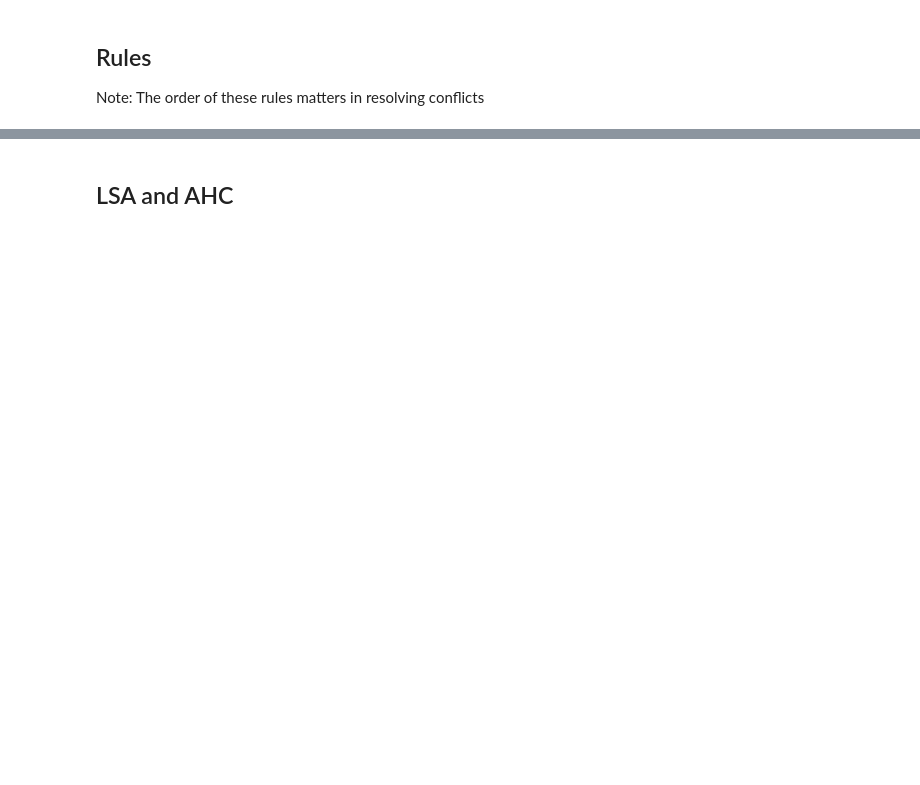
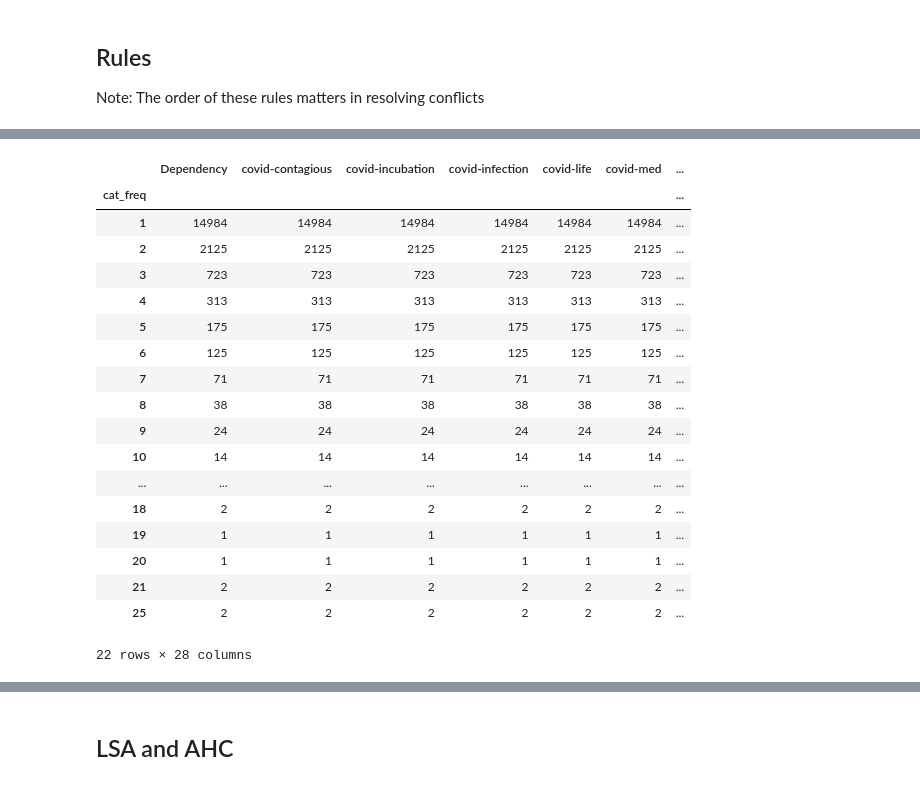
Before and after one commit to dialoguemd-archives/covidfaq, a Jupyter notebook: experiments/QuesSort Pipeline - Filter style.ipynb, the cells around one changed output, grey strips where cells are left out. Cells and saved outputs as stored; diff of their text form; code cells hidden in the pictures; blank space fills up the shorter version.

```diff
--- a/experiments/QuesSort Pipeline - Filter style.ipynb
+++ b/experiments/QuesSort Pipeline - Filter style.ipynb
@@ -618,0 +710,22 @@ Rules based output saved to output/simpleFiltered_2020-04-21_en.csv
+# %%
+dependency_counts.sort_values("cat_freq",ascending=False).groupby("cat_freq").count()
+# %% [output]
+|  | Dependency | covid-contagious | covid-incubation | covid-infection | covid-life | covid-med | ... |
+| cat_freq |  |  |  |  |  |  | ... |
+| 1 | 14984 | 14984 | 14984 | 14984 | 14984 | 14984 | ... |
+| 2 | 2125 | 2125 | 2125 | 2125 | 2125 | 2125 | ... |
+| 3 | 723 | 723 | 723 | 723 | 723 | 723 | ... |
+| 4 | 313 | 313 | 313 | 313 | 313 | 313 | ... |
+| 5 | 175 | 175 | 175 | 175 | 175 | 175 | ... |
+| 6 | 125 | 125 | 125 | 125 | 125 | 125 | ... |
+| 7 | 71 | 71 | 71 | 71 | 71 | 71 | ... |
+| 8 | 38 | 38 | 38 | 38 | 38 | 38 | ... |
+| 9 | 24 | 24 | 24 | 24 | 24 | 24 | ... |
+| 10 | 14 | 14 | 14 | 14 | 14 | 14 | ... |
+| ... | ... | ... | ... | ... | ... | ... | ... |
+| 18 | 2 | 2 | 2 | 2 | 2 | 2 | ... |
+| 19 | 1 | 1 | 1 | 1 | 1 | 1 | ... |
+| 20 | 1 | 1 | 1 | 1 | 1 | 1 | ... |
+| 21 | 2 | 2 | 2 | 2 | 2 | 2 | ... |
+| 25 | 2 | 2 | 2 | 2 | 2 | 2 | ... |
+22 rows × 28 columns
```
Also changed, not shown: parts of 47 cells of this notebook, 1 other file.
